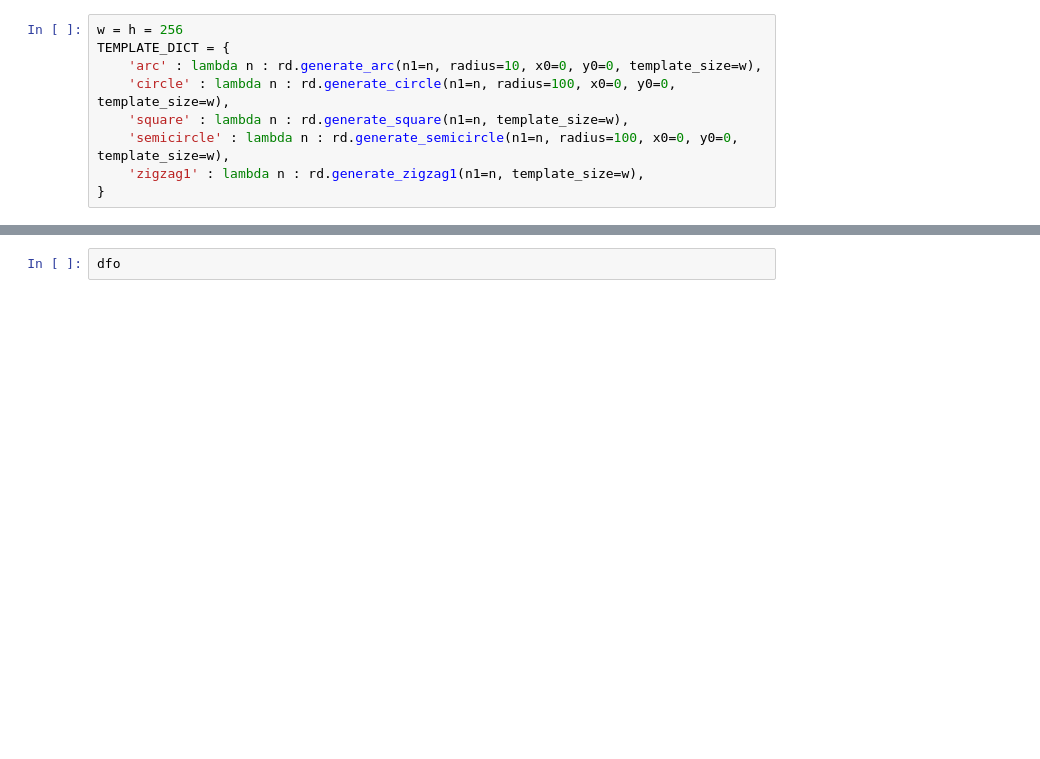
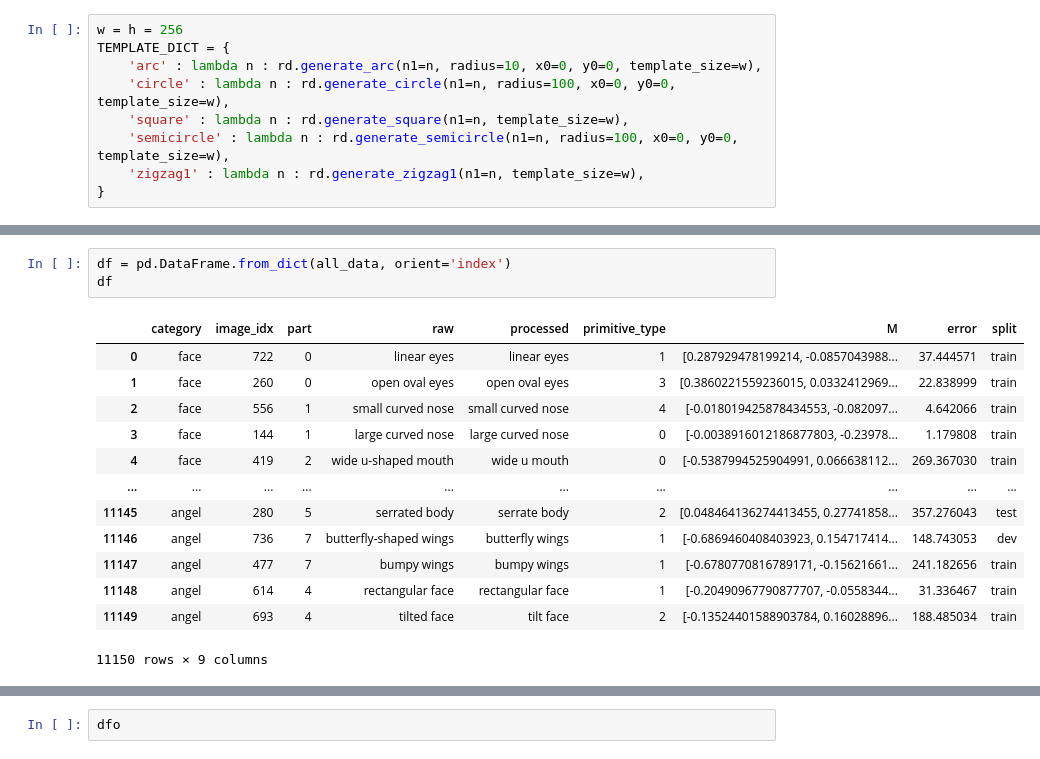
Before and after one commit to ErinZhang1998/sketch_collection, a Jupyter notebook: 07_01_analysis.ipynb, the cells around one changed output, grey strips where cells are left out. Cells and saved outputs as stored; diff of their text form; blank space fills up the shorter version.

```diff
--- a/07_01_analysis.ipynb
+++ b/07_01_analysis.ipynb
@@ -145,0 +195,17 @@ TEMPLATE_DICT = {
+# %%
+df = pd.DataFrame.from_dict(all_data, orient='index')
+df
+# %% [output]
+|  | category | image_idx | part | raw | processed | primitive_type | M | error | split |
+| 0 | face | 722 | 0 | linear eyes | linear eyes | 1 | [0.287929478199214, -0.0857043988... | 37.444571 | train |
+| 1 | face | 260 | 0 | open oval eyes | open oval eyes | 3 | [0.3860221559236015, 0.0332412969... | 22.838999 | train |
+| 2 | face | 556 | 1 | small curved nose | small curved nose | 4 | [-0.018019425878434553, -0.082097... | 4.642066 | train |
+| 3 | face | 144 | 1 | large curved nose | large curved nose | 0 | [-0.0038916012186877803, -0.23978... | 1.179808 | train |
+| 4 | face | 419 | 2 | wide u-shaped mouth | wide u mouth | 0 | [-0.5387994525904991, 0.066638112... | 269.367030 | train |
+| ... | ... | ... | ... | ... | ... | ... | ... | ... | ... |
+| 11145 | angel | 280 | 5 | serrated body | serrate body | 2 | [0.048464136274413455, 0.27741858... | 357.276043 | test |
+| 11146 | angel | 736 | 7 | butterfly-shaped wings | butterfly wings | 1 | [-0.6869460408403923, 0.154717414... | 148.743053 | dev |
+| 11147 | angel | 477 | 7 | bumpy wings | bumpy wings | 1 | [-0.6780770816789171, -0.15621661... | 241.182656 | train |
+| 11148 | angel | 614 | 4 | rectangular face | rectangular face | 1 | [-0.20490967790877707, -0.0558344... | 31.336467 | train |
+| 11149 | angel | 693 | 4 | tilted face | tilt face | 2 | [-0.13524401588903784, 0.16028896... | 188.485034 | train |
+11150 rows × 9 columns
```
Also changed, not shown: parts of 18 cells of this notebook, 2 other files.
